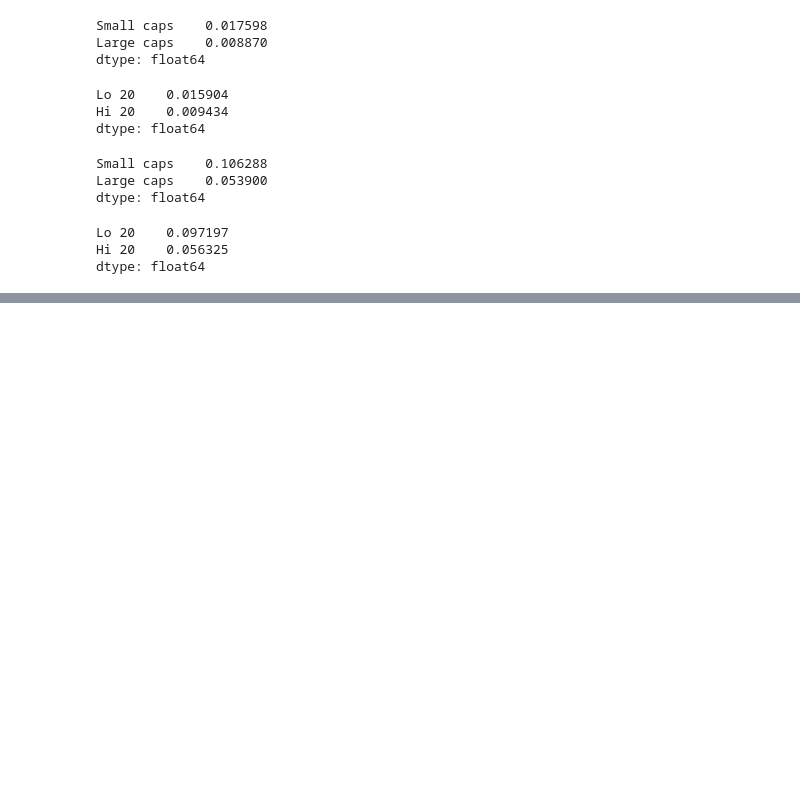
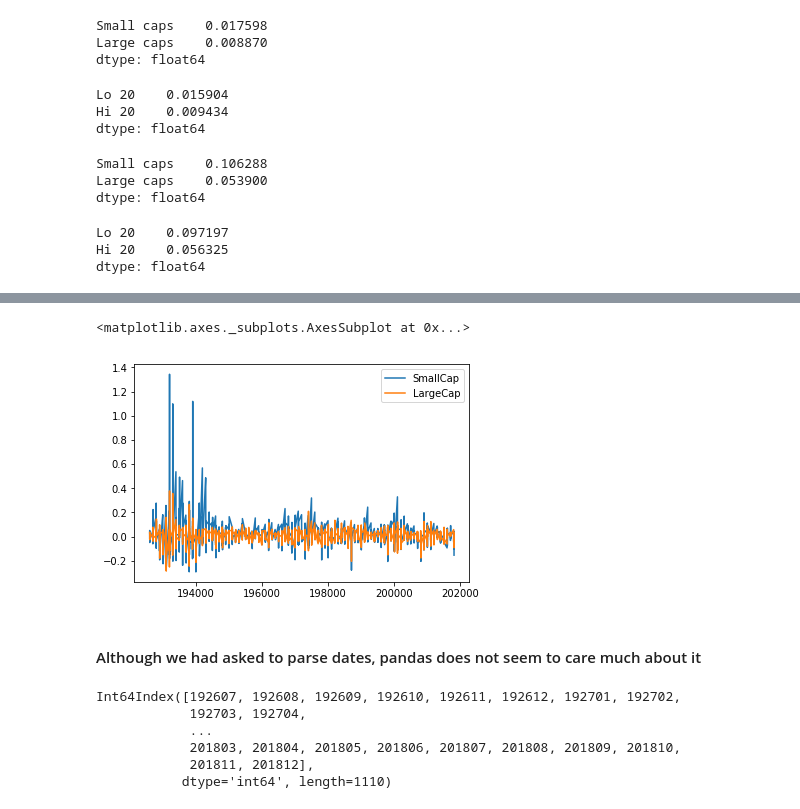
Before and after one commit to biv-neupane7/Investment-management-with-python, a Jupyter notebook: Risk and Returns EDHEC.ipynb, the cells around one changed output, grey strips where cells are left out. Saved outputs shown, nothing was run; the diff lists cells and outputs as text; code cells hidden in the pictures; blank space fills up the shorter version.

```diff
--- a/Risk and Returns EDHEC.ipynb
+++ b/Risk and Returns EDHEC.ipynb
@@ -583,0 +586,4 @@ dtype: float64
+# %%
+import pandas as pd
+ff_data=pd.read_csv("Portfolios_Formed_on_ME_monthly_EW.csv", index_col=0, parse_dates=True, header=0, na_values="-99.99")
+ff_data.head()
@@ -583,0 +597,5 @@ dtype: float64
+# %%
+# Lets extract the top decile and the bottom decile portfolios
+
+dec_port=(ff_data[["Lo 10","Hi 10"]])/100
+dec_port.head()
@@ -583,0 +609,5 @@ dtype: float64
+# %%
+# Change the column names
+
+dec_port.columns=["SmallCap","LargeCap"]
+dec_port.head()
@@ -583,0 +621,22 @@ dtype: float64
+# %%
+# Lets plot it out just to see how does the data look
+
+dec_port.plot()
+# %% [output]
+<matplotlib.axes._subplots.AxesSubplot at 0x...>
+[figure, added]
+# %% [markdown]
+#### Although we had asked to parse dates, pandas does not seem to care much about it
+# %%
+dec_port.index
+
+# Clearly, the index column is indeed the date column but the dtype states that it is still an integer. Hence, pandas is not
+# treating this as a datetime series but rather an integer series. This is not what we want. Moreover, when we
+# look at the date column, it does not really look like an actual date you know. So, what happening here?
+# %% [output]
+Int64Index([192607, 192608, 192609, 192610, 192611, 192612, 192701, 192702,
+            192703, 192704,
+            ...
+            201803, 201804, 201805, 201806, 201807, 201808, 201809, 201810,
+            201811, 201812],
+           dtype='int64', length=1110)
```
Also changed, not shown: parts of 13 cells of this notebook.
